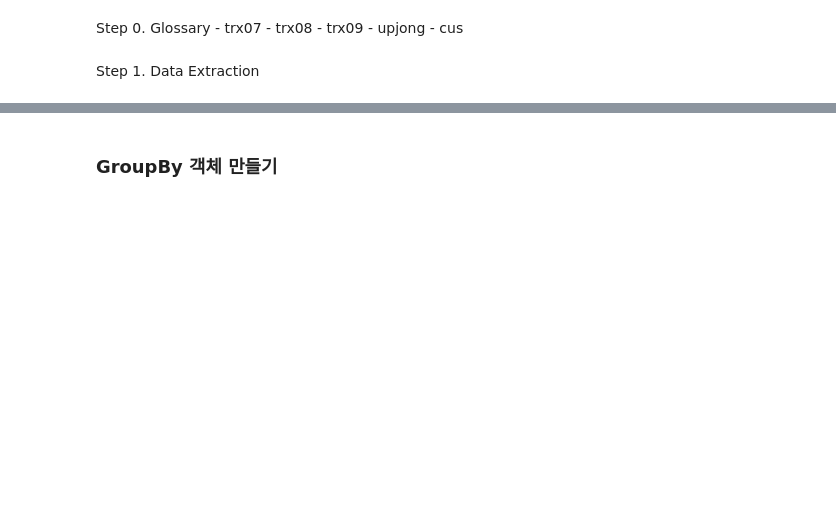
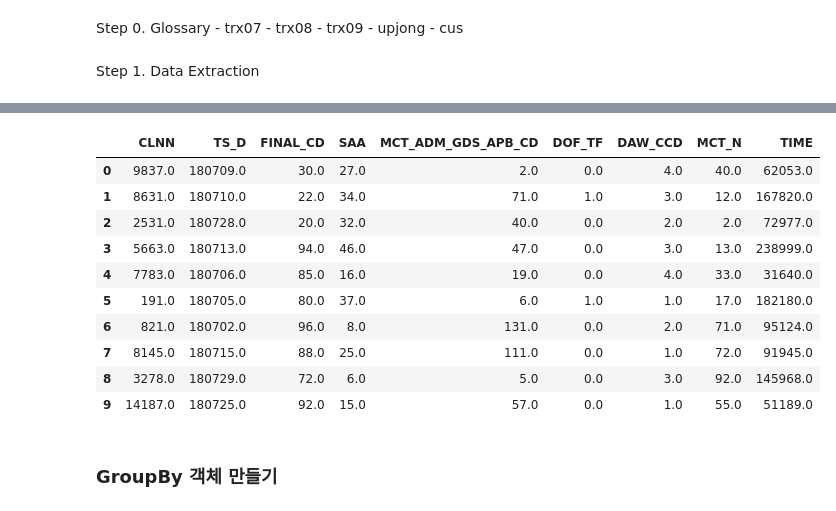
Before and after one commit to mchoimis/-, a Jupyter notebook: test-pandas.ipynb, the cells around one changed output, grey strips where cells are left out. Drawn from its saved outputs; the diff is of its cells as text; code cells hidden in the pictures; blank space fills up the shorter version.

```diff
--- a/test-pandas.ipynb
+++ b/test-pandas.ipynb
@@ -79,8 +78,20 @@ array09
 # %%
 df = pd.DataFrame( np.column_stack([array01, array02, array03, array04, array05, array06, array07, array08, array09])
                   , columns = ['CLNN', 'TS_D', 'FINAL_CD', 'SAA', 'MCT_ADM_GDS_APB_CD', 'DOF_TF', 'DAW_CCD', 'MCT_N', 'TIME'])
 
-df.head()
+df.head(10)
+# %% [output]
+|  | CLNN | TS_D | FINAL_CD | SAA | MCT_ADM_GDS_APB_CD | DOF_TF | DAW_CCD | MCT_N | TIME |
+| 0 | 9837.0 | 180709.0 | 30.0 | 27.0 | 2.0 | 0.0 | 4.0 | 40.0 | 62053.0 |
+| 1 | 8631.0 | 180710.0 | 22.0 | 34.0 | 71.0 | 1.0 | 3.0 | 12.0 | 167820.0 |
+| 2 | 2531.0 | 180728.0 | 20.0 | 32.0 | 40.0 | 0.0 | 2.0 | 2.0 | 72977.0 |
+| 3 | 5663.0 | 180713.0 | 94.0 | 46.0 | 47.0 | 0.0 | 3.0 | 13.0 | 238999.0 |
+| 4 | 7783.0 | 180706.0 | 85.0 | 16.0 | 19.0 | 0.0 | 4.0 | 33.0 | 31640.0 |
+| 5 | 191.0 | 180705.0 | 80.0 | 37.0 | 6.0 | 1.0 | 1.0 | 17.0 | 182180.0 |
+| 6 | 821.0 | 180702.0 | 96.0 | 8.0 | 131.0 | 0.0 | 2.0 | 71.0 | 95124.0 |
+| 7 | 8145.0 | 180715.0 | 88.0 | 25.0 | 111.0 | 0.0 | 1.0 | 72.0 | 91945.0 |
+| 8 | 3278.0 | 180729.0 | 72.0 | 6.0 | 5.0 | 0.0 | 3.0 | 92.0 | 145968.0 |
+| 9 | 14187.0 | 180725.0 | 92.0 | 15.0 | 57.0 | 0.0 | 1.0 | 55.0 | 51189.0 |
 # %% [markdown]
 ### GroupBy 객체 만들기
 # %%
```
Also changed, not shown: parts of 27 cells of this notebook.
